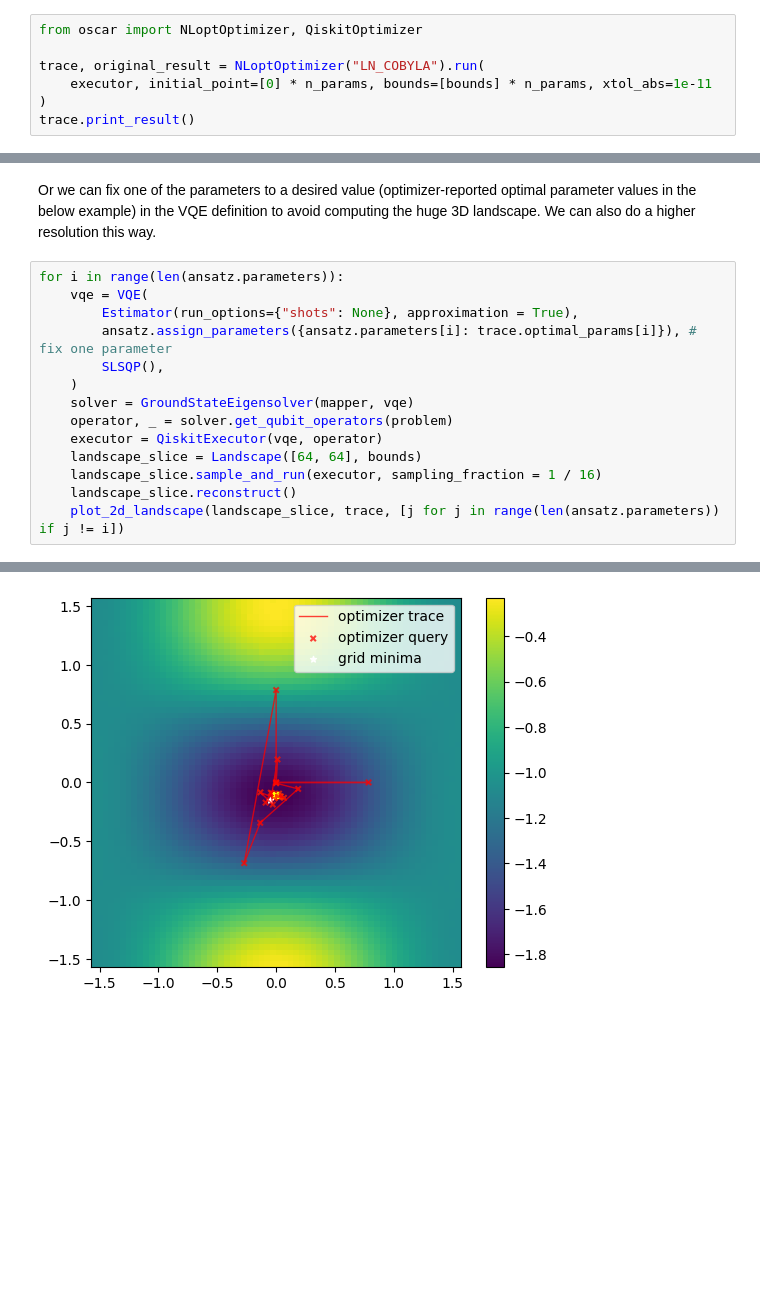
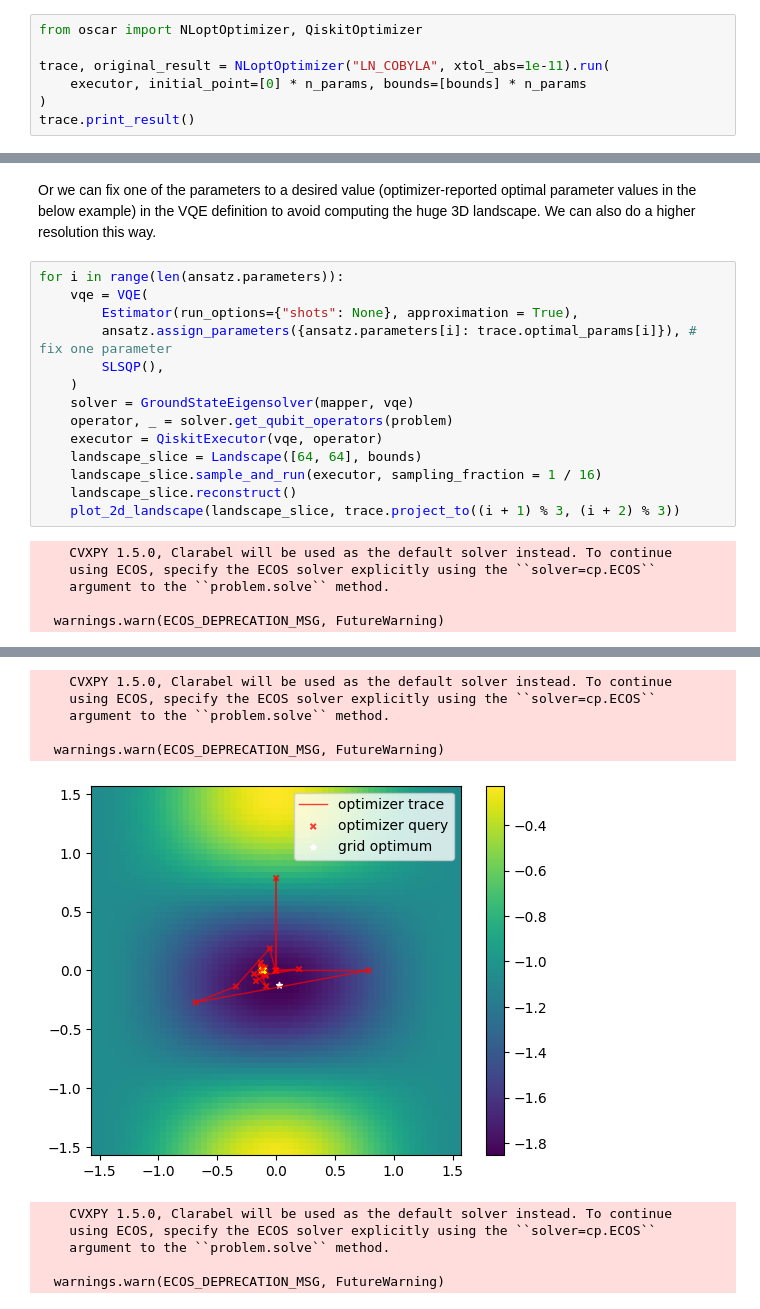
Before and after one commit to QUEST-UWMadison/OSCAR, a Jupyter notebook: notebooks/hydrogen.ipynb, the cells around one changed output, grey strips where cells are left out. Drawn from its saved outputs; the diff is of its cells as text; blank space fills up the shorter version.

Commit message:
minor fix in plot_2d_landscape

```diff
--- a/notebooks/hydrogen.ipynb
+++ b/notebooks/hydrogen.ipynb
@@ -57,8 +57,8 @@ Optionally, run a normal optimiztion so we can plot the optimization trace over
 # %%
 from oscar import NLoptOptimizer, QiskitOptimizer
 
-trace, original_result = NLoptOptimizer("LN_COBYLA").run(
-    executor, initial_point=[0] * n_params, bounds=[bounds] * n_params, xtol_abs=1e-11
+trace, original_result = NLoptOptimizer("LN_COBYLA", xtol_abs=1e-11).run(
+    executor, initial_point=[0] * n_params, bounds=[bounds] * n_params
 )
 trace.print_result()
 # %% [output]
@@ -91,5 +91,10 @@ for i in range(len(ansatz.parameters)):
     landscape_slice = Landscape([64, 64], bounds)
     landscape_slice.sample_and_run(executor, sampling_fraction = 1 / 16)
     landscape_slice.reconstruct()
-    plot_2d_landscape(landscape_slice, trace, [j for j in range(len(ansatz.parameters)) if j != i])
+    plot_2d_landscape(landscape_slice, trace.project_to((i + 1) % 3, (i + 2) % 3))
 # %% [output]
+    CVXPY 1.5.0, Clarabel will be used as the default solver instead. To continue
+    using ECOS, specify the ECOS solver explicitly using the ``solver=cp.ECOS``
+    argument to the ``problem.solve`` method.
+
+  warnings.warn(ECOS_DEPRECATION_MSG, FutureWarning)
@@ -97 +102,11 @@ for i in range(len(ansatz.parameters)):
+    CVXPY 1.5.0, Clarabel will be used as the default solver instead. To continue
+    using ECOS, specify the ECOS solver explicitly using the ``solver=cp.ECOS``
+    argument to the ``problem.solve`` method.
+
+  warnings.warn(ECOS_DEPRECATION_MSG, FutureWarning)
-[figure, old version]
+[figure, new version]
+    CVXPY 1.5.0, Clarabel will be used as the default solver instead. To continue
+    using ECOS, specify the ECOS solver explicitly using the ``solver=cp.ECOS``
+    argument to the ``problem.solve`` method.
+
+  warnings.warn(ECOS_DEPRECATION_MSG, FutureWarning)
```
Also changed, not shown: parts of 3 cells of this notebook, 1 other file.
